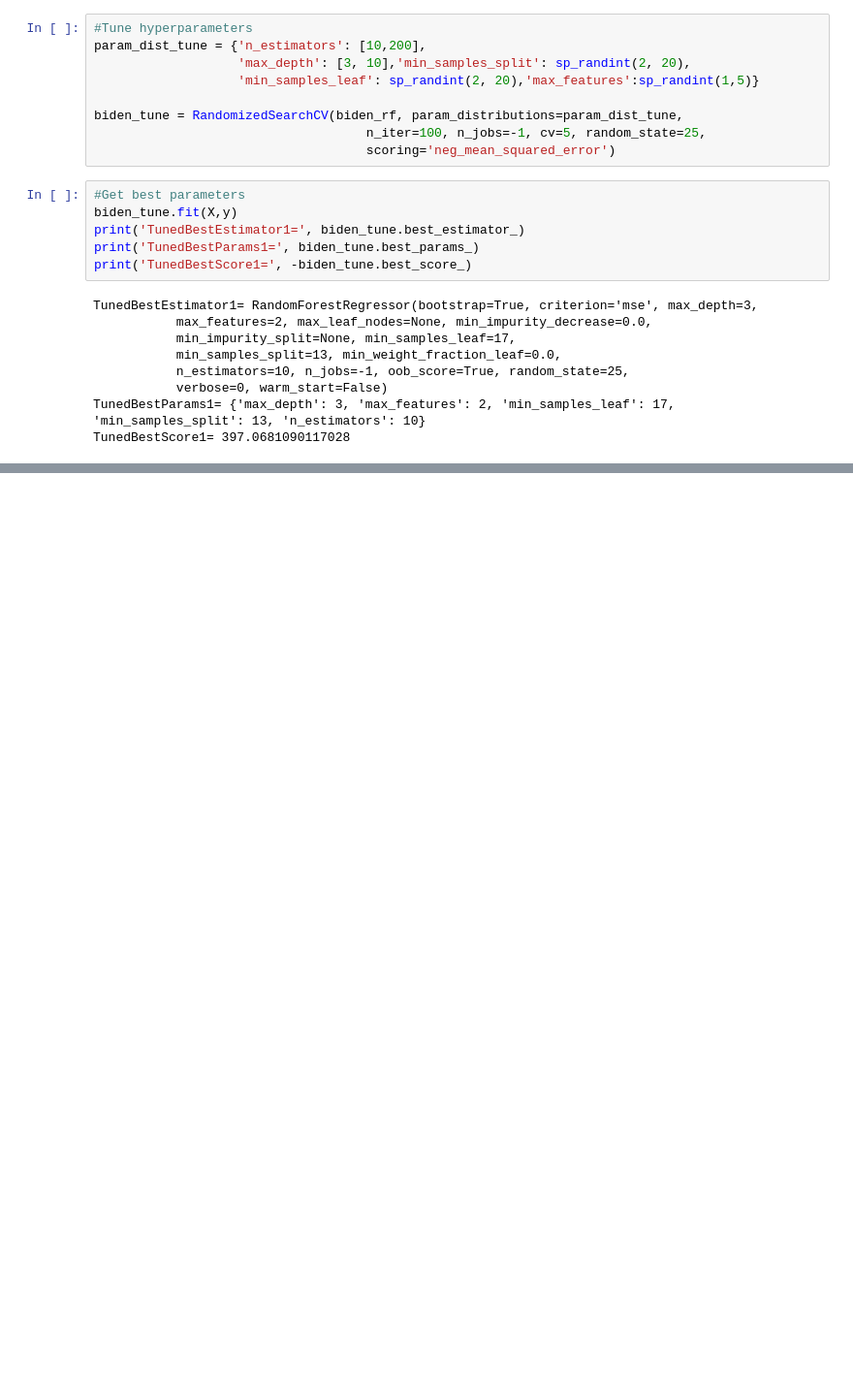
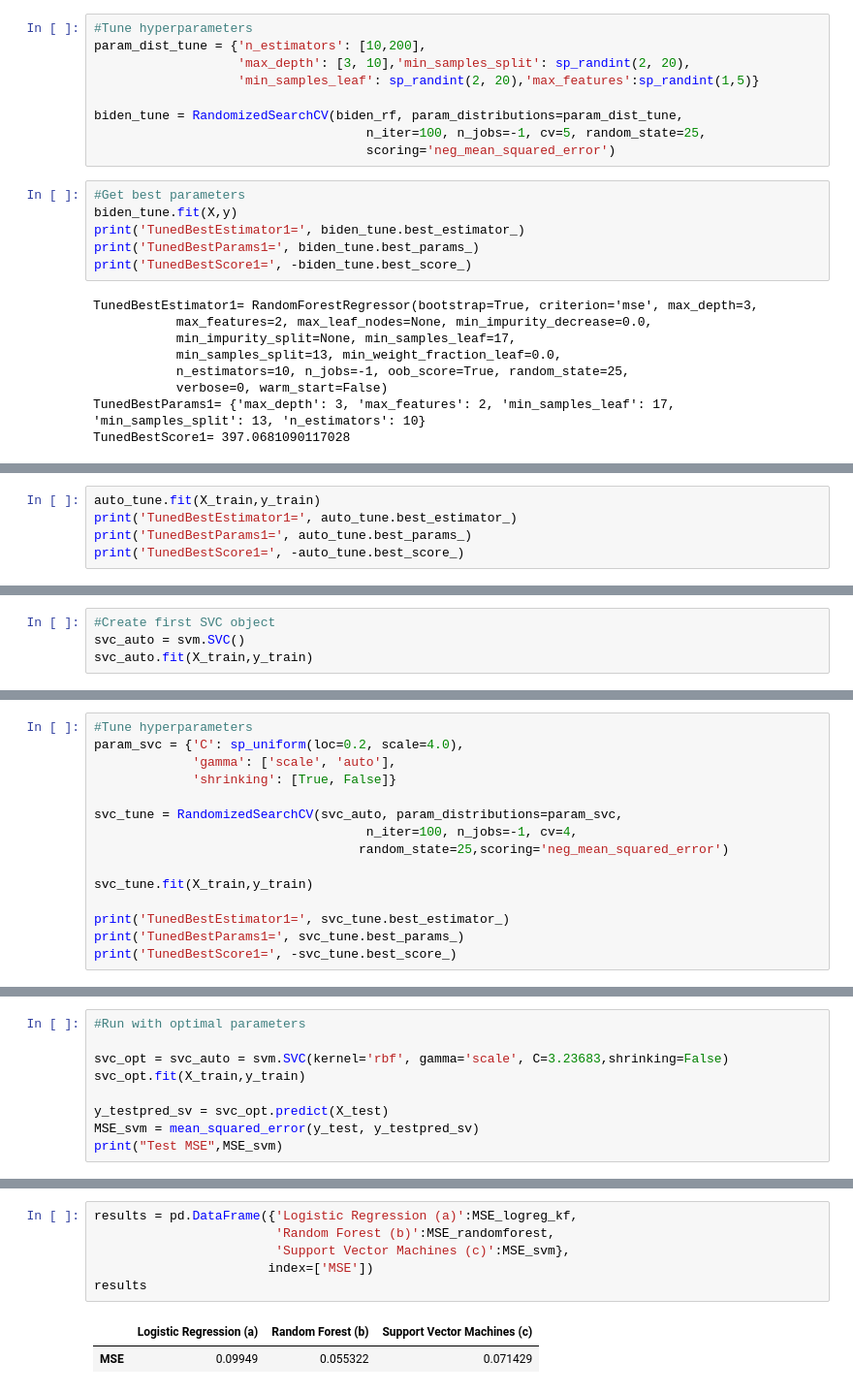
Before and after one commit to JoshLaven/persp-model-econ_w20, a Jupyter notebook: ProblemSets/PS8/LavenPS8.ipynb, the cells around one changed output, grey strips where cells are left out. Shown: that part at 97% size. Drawn from its saved outputs; the diff is of its cells as text; blank space fills up the shorter version.

```diff
--- a/ProblemSets/PS8/LavenPS8.ipynb
+++ b/ProblemSets/PS8/LavenPS8.ipynb
@@ -184,0 +338,5 @@ MSE= 440.2238005324634
+# %%
+auto_tune.fit(X_train,y_train)
+print('TunedBestEstimator1=', auto_tune.best_estimator_)
+print('TunedBestParams1=', auto_tune.best_params_)
+print('TunedBestScore1=', -auto_tune.best_score_)
@@ -184,0 +389,4 @@ MSE= 440.2238005324634
+# %%
+#Create first SVC object
+svc_auto = svm.SVC()
+svc_auto.fit(X_train,y_train)
@@ -184,0 +398,15 @@ MSE= 440.2238005324634
+# %%
+#Tune hyperparameters
+param_svc = {'C': sp_uniform(loc=0.2, scale=4.0),
+             'gamma': ['scale', 'auto'],
+             'shrinking': [True, False]}
+
+svc_tune = RandomizedSearchCV(svc_auto, param_distributions=param_svc,
+                                    n_iter=100, n_jobs=-1, cv=4,
+                                   random_state=25,scoring='neg_mean_squared_error')
+
+svc_tune.fit(X_train,y_train)
+
+print('TunedBestEstimator1=', svc_tune.best_estimator_)
+print('TunedBestParams1=', svc_tune.best_params_)
+print('TunedBestScore1=', -svc_tune.best_score_)
@@ -184,0 +420,9 @@ MSE= 440.2238005324634
+# %%
+#Run with optimal parameters
+
+svc_opt = svc_auto = svm.SVC(kernel='rbf', gamma='scale', C=3.23683,shrinking=False)
+svc_opt.fit(X_train,y_train)
+
+y_testpred_sv = svc_opt.predict(X_test)
+MSE_svm = mean_squared_error(y_test, y_testpred_sv)
+print("Test MSE",MSE_svm)
@@ -184,0 +437,9 @@ MSE= 440.2238005324634
+# %%
+results = pd.DataFrame({'Logistic Regression (a)':MSE_logreg_kf,
+                        'Random Forest (b)':MSE_randomforest,
+                        'Support Vector Machines (c)':MSE_svm},
+                       index=['MSE'])
+results
+# %% [output]
+|  | Logistic Regression (a) | Random Forest (b) | Support Vector Machines (c) |
+| MSE | 0.09949 | 0.055322 | 0.071429 |
```
Also changed, not shown: parts of 28 cells of this notebook.
